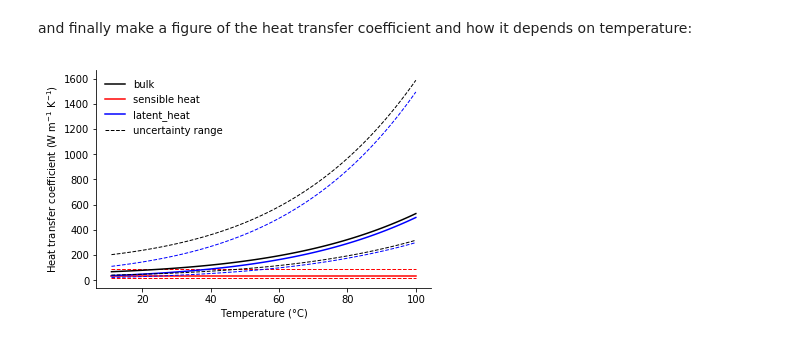
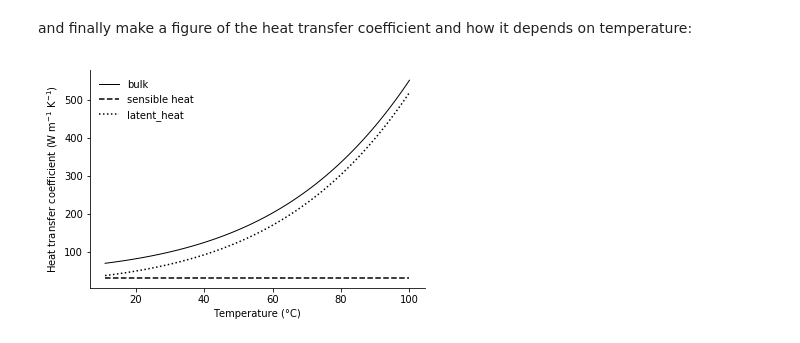
Before and after one commit to ElcoLuijendijk/beo, a Jupyter notebook: notebooks/calculate_heat_transfer_coefficient.ipynb, the cells around one changed output. Cells and saved outputs as stored; diff of their text form; code cells hidden in the pictures.

```diff
--- a/notebooks/calculate_heat_transfer_coefficient.ipynb
+++ b/notebooks/calculate_heat_transfer_coefficient.ipynb
@@ -68,20 +194,19 @@ def calculate_heat_transfer_coeff_latent_hf(Ts, Ta, Pa, RH_air, rho, L, dz, ra):
 
     return Kl
 
-
 Kss = []
 Kls = []
 Kts = []
 
-for ra in ras:
+for ra in ras_plot:
 
-    H = rho * c / ra * (Ts - Ta)
+    H = rho * c / ra * (Ts_plot - Ta)
 
     #print('calculated sensible heat flux = %0.2f W m-2' % H)
 
     #Ksi = rho * c / ra * dz
     Ksi = calculate_heat_transfer_coeff_sensible_hf(rho, c, ra, dz)
-    Ks = np.ones_like(Ts) * Ksi
+    Ks = np.ones_like(Ts_plot) * Ksi
     #print('calculated conductivity for sensible heat flux: %0.2f W m-1 K-1' % Ks)
 
     # calculate saturated specific humidity surface and air
@@ -89,7 +214,7 @@ for ra in ras:
     qa_sat = 0.622 * esa / Pa
     qa = qa_sat * RH_air
 
-    ess = Magnus_eq(Ts)
+    ess = Magnus_eq(Ts_plot)
     qs = 0.622 * ess / Pa
 
     LE = rho * L / ra * (qs - qa)
@@ -97,7 +222,7 @@ for ra in ras:
     #print('calculated potential latent heat flux = %0.2f W m-2' % LE)
 
     #Kl = rho * L * dz / ra * (qs - qa) / (Ts - Ta)
-    Kl = calculate_heat_transfer_coeff_latent_hf(Ts, Ta, Pa, RH_air, rho, L, dz, ra)
+    Kl = calculate_heat_transfer_coeff_latent_hf(Ts_plot, Ta, Pa, RH_air, rho, L, dz, ra)
 
     #print('calculated conductivity for latent heat flux: %0.2f W m-1 K-1' % Kl)
 
@@ -112,33 +237,23 @@ and finally make a figure of the heat transfer coefficient and how it depends on
 # %%
 fig, ax = pl.subplots(1, 1)
 
-#ax.fill_between(Ts, Kts[0], Kts[-1], color='gray', hatch='//')
-#ax.fill_between(Ts, Kss[0], Kss[-1], color='red', alpha=0.5)
-#ax.fill_between(Ts, Kls[0], Kls[1], color='blue', alpha=0.5)
-leg_unc, = ax.plot(Ts, Kts[0], color='black', lw=1.0, ls='--')
-ax.plot(Ts, Kss[0] , color='red', lw=1.0, ls='--')
-ax.plot(Ts, Kls[0] , color='blue', lw=1.0, ls='--')
-
-leg_best, = ax.plot(Ts, Kts[1], color='black', lw=1.5)
-leg_sens, =ax.plot(Ts, Kss[1] , color='red', lw=1.5, ls='-')
-leg_lat, = ax.plot(Ts, Kls[1] , color='blue', lw=1.5, ls='-')
-
-ax.plot(Ts, Kts[2], color='black', lw=1.0, ls='--')
-ax.plot(Ts, Kss[2] , color='red', lw=1.0, ls='--')
-ax.plot(Ts, Kls[2] , color='blue', lw=1.0, ls='--')
+for Ktsi, Kssi, Klsi, color in zip(Kts, Kss, Kls, colors):
+    leg_bulk, = ax.plot(Ts_plot, Ktsi, color=color, lw=1.0, ls='-')
+    leg_sens, = ax.plot(Ts_plot, Kssi, color=color, lw=1.5, ls='--')
+    leg_lat, = ax.plot(Ts_plot, Klsi, color=color, lw=1.5, ls=':')
 
 degree_symbol = chr(176)
 ax.set_xlabel('Temperature (%sC)' % degree_symbol)
 ax.set_ylabel(r'Heat transfer coefficient (W m$^{-1}$ K$^{-1}$)')
 
-legs = [leg_best, leg_sens, leg_lat, leg_unc]
-labels = ['bulk', 'sensible heat', 'latent_heat', 'uncertainty range']
+legs = [leg_bulk, leg_sens, leg_lat]
+labels = ['bulk', 'sensible heat', 'latent_heat', ]
 
 ax.legend(legs, labels, frameon=False, loc='upper left')
 
 ax.spines['top'].set_visible(False)
 ax.spines['right'].set_visible(False)
 
 fig.savefig('fig/heat_transfer_coefficient.pdf')
 # %% [output]
-[figure, old version]
+[figure, new version]
```
Also changed, not shown: parts of 7 cells of this notebook, 7 other files.
